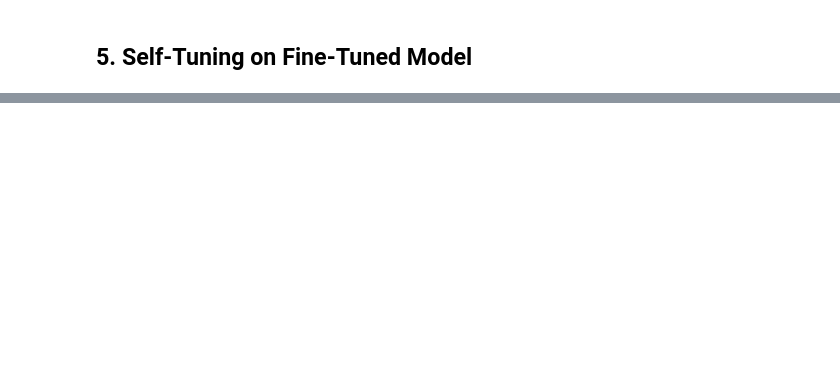
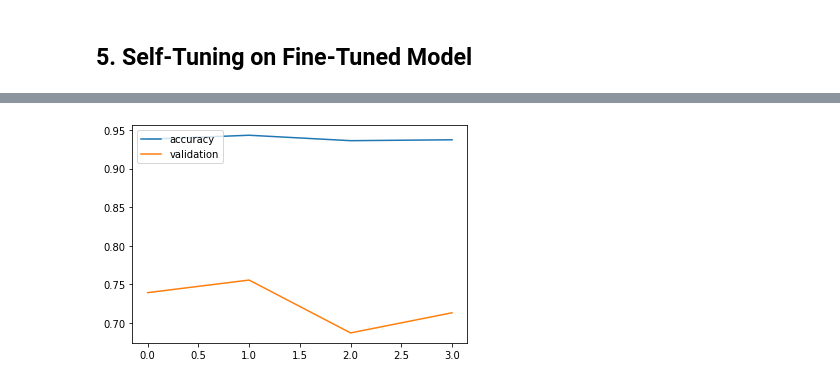
Before and after one commit to 1team1768/1team, a Jupyter notebook: Face Shape classification Model using Self-tuning on fine-tuned networks.ipynb, the cells around one changed output, grey strips where cells are left out. Drawn from its saved outputs; the diff is of its cells as text; code cells hidden in the pictures; blank space fills up the shorter version.

```diff
--- a/Face Shape classification Model using Self-tuning on fine-tuned networks.ipynb
+++ b/Face Shape classification Model using Self-tuning on fine-tuned networks.ipynb
@@ -260,0 +394,5 @@ plt.show()
+# %%
+s_cycle1 = copy_model.predict(pseudo_data)
+# %%
+pseudo_dataset = pseudo_pro(pseudo_data, s_cycle1)
+pseudo_dataset
@@ -260,0 +401,2 @@ plt.show()
+# %%
+combined_dataset = train_ds.concatenate(pseudo_dataset).shuffle(10000)
@@ -260,0 +407,2 @@ plt.show()
+# %%
+student_history = copy_model.fit(combined_dataset,validation_data=val_ds,epochs=4)
@@ -260,0 +418,9 @@ plt.show()
+# %%
+import matplotlib.pyplot as plt
+
+plt.plot(student_history.history['accuracy'])
+plt.plot(student_history.history['val_accuracy'])
+plt.legend(['accuracy', 'validation'], loc = 'upper left')
+plt.show()
+# %% [output]
+[figure, added]
```
Also changed, not shown: parts of 65 cells of this notebook.
